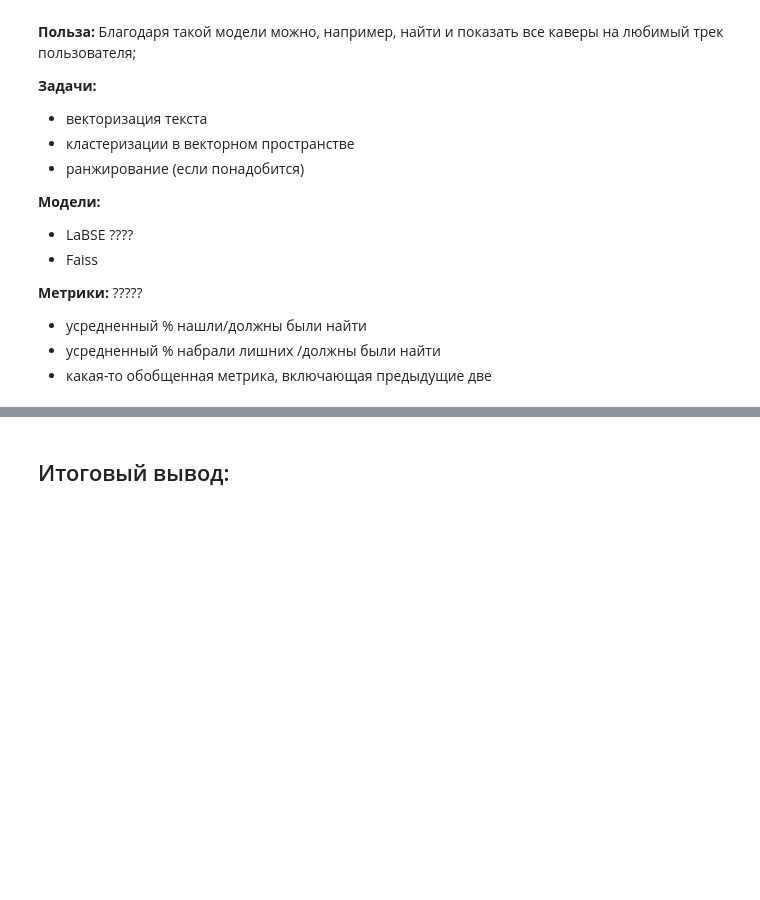
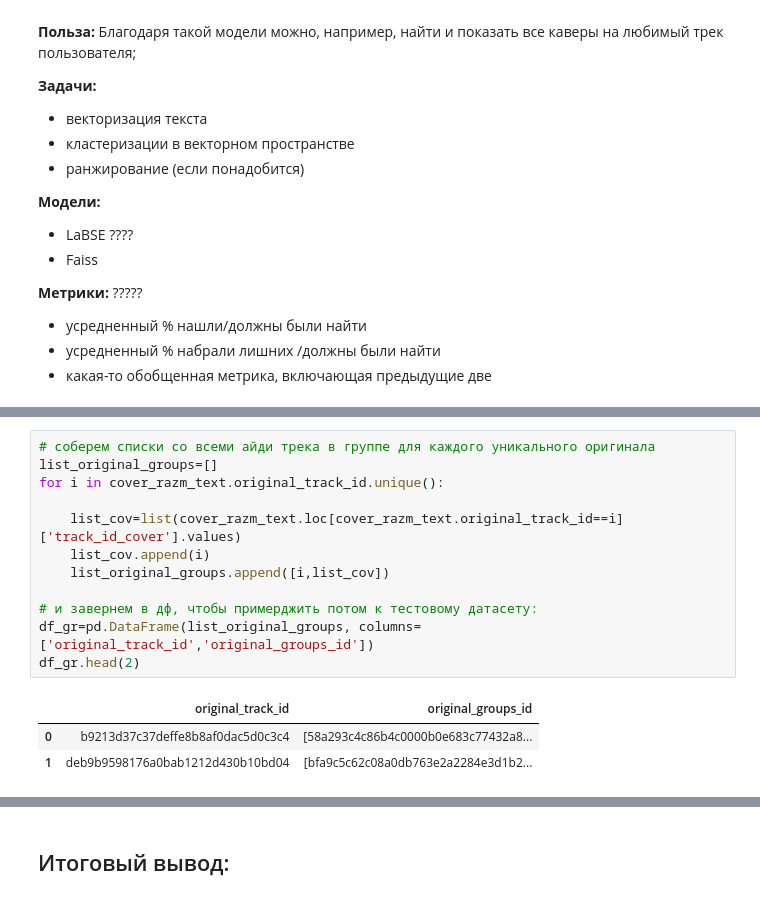
Before and after one commit to EkaterinaIII/Y_Music_NLP, a Jupyter notebook: y_music.ipynb, the cells around one changed output, grey strips where cells are left out. Saved outputs shown, nothing was run; the diff lists cells and outputs as text; blank space fills up the shorter version.

```diff
--- a/y_music.ipynb
+++ b/y_music.ipynb
@@ -1128,0 +1252,16 @@ F1 Score on Test Set: 0.9512893982808023
+# %%
+# соберем списки со всеми айди трека в группе для каждого уникального оригинала
+list_original_groups=[]
+for i in cover_razm_text.original_track_id.unique():
+
+    list_cov=list(cover_razm_text.loc[cover_razm_text.original_track_id==i]['track_id_cover'].values)
+    list_cov.append(i)
+    list_original_groups.append([i,list_cov])
+
+# и завернем в дф, чтобы примерджить потом к тестовому датасету:
+df_gr=pd.DataFrame(list_original_groups, columns=['original_track_id','original_groups_id'])
+df_gr.head(2)
+# %% [output]
+|  | original_track_id | original_groups_id |
+| 0 | b9213d37c37deffe8b8af0dac5d0c3c4 | [58a293c4c86b4c0000b0e683c77432a8... |
+| 1 | deb9b9598176a0bab1212d430b10bd04 | [bfa9c5c62c08a0db763e2a2284e3d1b2... |
```
Also changed, not shown: parts of 61 cells of this notebook.
